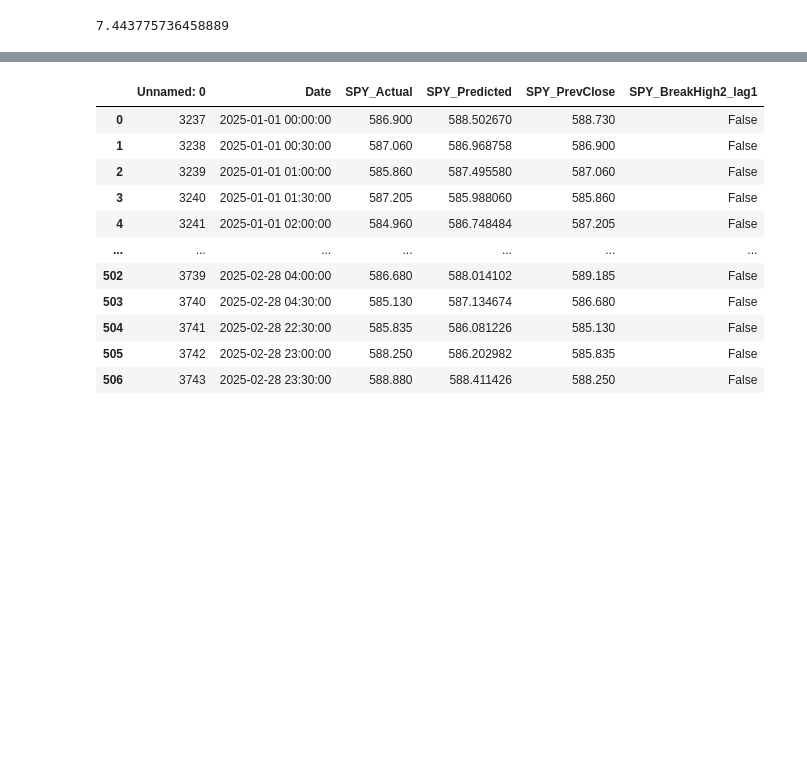
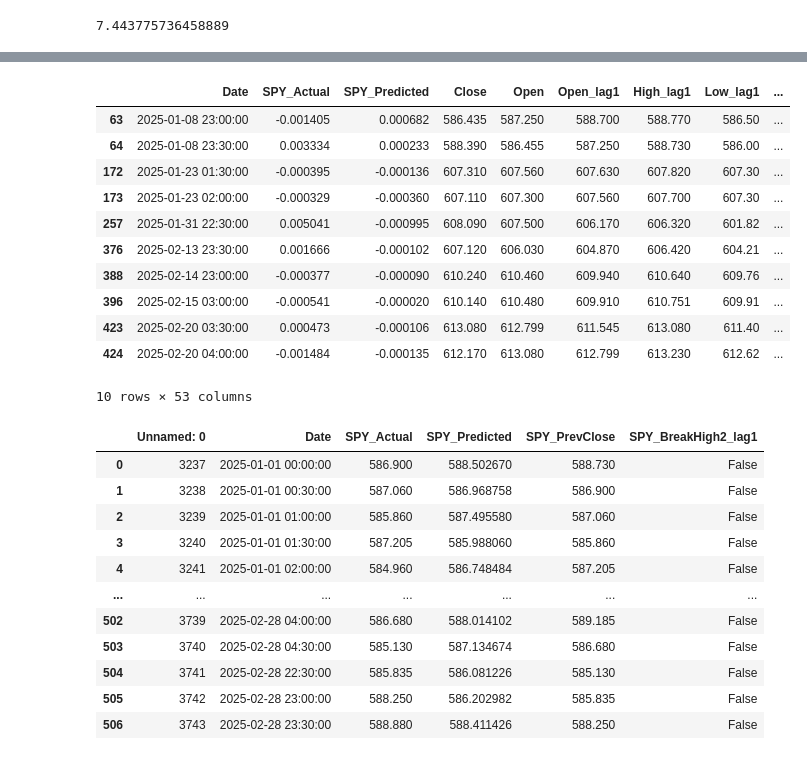
Before and after one commit to jeswid/DSE4211_Trading_Strategy, a Jupyter notebook: src/spy_rf_strategy.ipynb, the cells around one changed output, grey strips where cells are left out. Drawn from its saved outputs; the diff is of its cells as text; code cells hidden in the pictures; blank space fills up the shorter version.

```diff
--- a/src/spy_rf_strategy.ipynb
+++ b/src/spy_rf_strategy.ipynb
@@ -528,3 +675,18 @@ min(lagged_spy['RSI_lag1'])
+# %%
+trading_results3[trading_results3['Signal'] != 0]
+# %% [output]
+|  | Date | SPY_Actual | SPY_Predicted | Close | Open | Open_lag1 | High_lag1 | Low_lag1 | ... |
+| 63 | 2025-01-08 23:00:00 | -0.001405 | 0.000682 | 586.435 | 587.250 | 588.700 | 588.770 | 586.50 | ... |
+| 64 | 2025-01-08 23:30:00 | 0.003334 | 0.000233 | 588.390 | 586.455 | 587.250 | 588.730 | 586.00 | ... |
+| 172 | 2025-01-23 01:30:00 | -0.000395 | -0.000136 | 607.310 | 607.560 | 607.630 | 607.820 | 607.30 | ... |
+| 173 | 2025-01-23 02:00:00 | -0.000329 | -0.000360 | 607.110 | 607.300 | 607.560 | 607.700 | 607.30 | ... |
+| 257 | 2025-01-31 22:30:00 | 0.005041 | -0.000995 | 608.090 | 607.500 | 606.170 | 606.320 | 601.82 | ... |
+| 376 | 2025-02-13 23:30:00 | 0.001666 | -0.000102 | 607.120 | 606.030 | 604.870 | 606.420 | 604.21 | ... |
+| 388 | 2025-02-14 23:00:00 | -0.000377 | -0.000090 | 610.240 | 610.460 | 609.940 | 610.640 | 609.76 | ... |
+| 396 | 2025-02-15 03:00:00 | -0.000541 | -0.000020 | 610.140 | 610.480 | 609.910 | 610.751 | 609.91 | ... |
+| 423 | 2025-02-20 03:30:00 | 0.000473 | -0.000106 | 613.080 | 612.799 | 611.545 | 613.080 | 611.40 | ... |
+| 424 | 2025-02-20 04:00:00 | -0.001484 | -0.000135 | 612.170 | 613.080 | 612.799 | 613.230 | 612.62 | ... |
+10 rows × 53 columns
 # %%
 spy = pd.read_csv("../data/spy_rf_predictions_rolling.csv")
 
```
Also changed, not shown: parts of 18 cells of this notebook, 2 other files.
